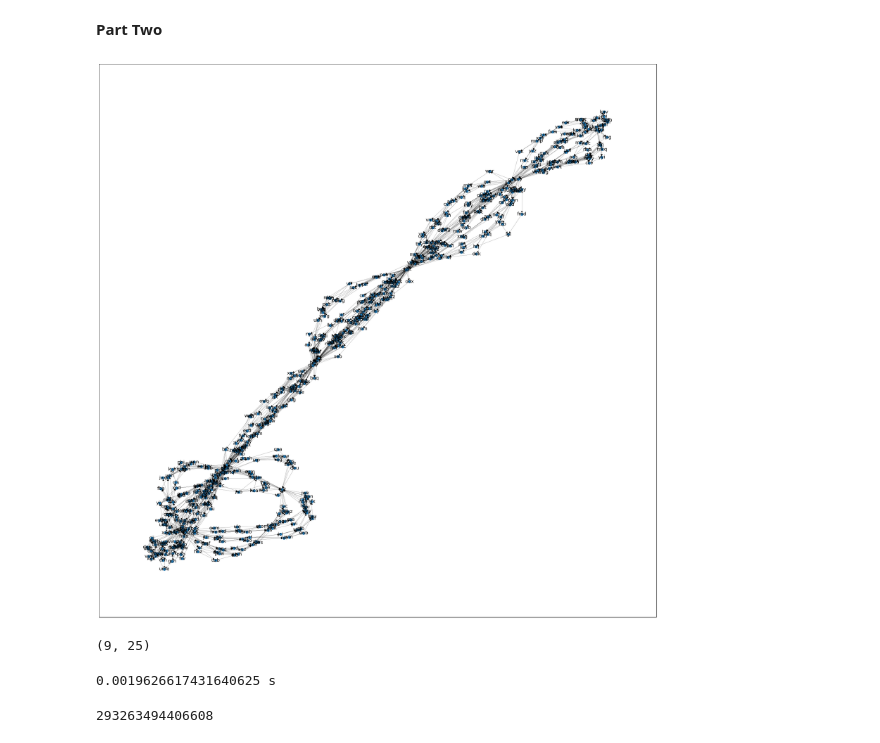
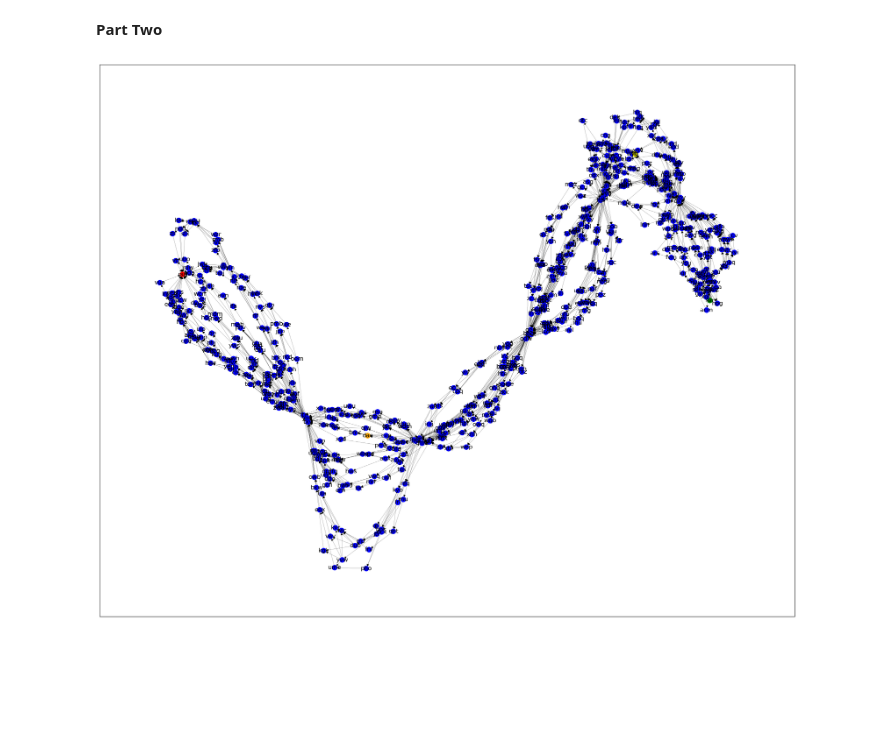
Before and after one commit to johnpmay/AdventOfCode2025, a Jupyter notebook: Day11/Day11.ipynb, the cells around one changed output. Saved outputs shown, nothing was run; the diff lists cells and outputs as text; code cells hidden in the pictures; blank space fills up the shorter version.

```diff
--- a/Day11/Day11.ipynb
+++ b/Day11/Day11.ipynb
@@ -65,18 +65,24 @@ ans1
 688
 # %% [markdown]
 **Part Two**
-# %%
-import matplotlib.pyplot as plt
-plt.rcParams['figure.figsize'] =(25.0,25.0)
+# %%
+import matplotlib.pyplot as plt
+plt.rcParams['figure.figsize'] =(25.0,20.0)
 # %%
 G = nx.DiGraph()
 G.add_node('out')
 for nb in netw:
     G.add_node(nb[0][0:-1])
 for nb in netw:
     for i in range(1,len(nb)):
         G.add_edge(nb[0][0:-1], nb[i])
 
-nx.draw_networkx(G, node_size=40, width=0.2)
+col = defaultdict(lambda : "blue")
+col["svr"] = "green"
+col["out"] = "red"
+col["fft"] = "yellow"
+col["dac"] = "orange"
+
+nx.draw_networkx(G, node_color=[col[n] for n in G.nodes()], node_size=100, width=0.2)
 # %% [output]
-[figure, old version]
+[figure, new version]
@@ -87,40 +88,0 @@ for layer, nodes in enumerate(nx.topological_generations(G)):
-# %%
-G.nodes["fft"]["layer"], G.nodes["dac"]["layer"]
-# %% [output]
-(9, 25)
-# %%
-# DFS with memoization also too slow
-from functools import lru_cache
-
-@lru_cache()
-def countFrom(start, score):
-    if start == "out":
-        if score == 101:
-            return 1
-
-    # prune by topological layer
-    if G.nodes[start]["layer"] > G.nodes["fft"]["layer"] and score == 0:
-        return 0 # never going to pass fft
-    if G.nodes[start]["layer"] > G.nodes["dac"]["layer"] and score < 100:
-        return 0 # never going to pass dac
-
-    nscore = score
-    if start =="fft":
-        nscore += 1
-    elif start == "dac":
-        nscore += 100
-
-    count = 0
-    for n in G.neighbors(start):
-        count += countFrom(n, nscore)
-
-    return count
-
-startTime = time()
-ans2 = countFrom("svr", 0)
-print(time()-startTime, 's')
-
-ans2
-# %% [output]
-0.0019626617431640625 s
-293263494406608
```
Also changed, not shown: parts of 11 cells of this notebook.
